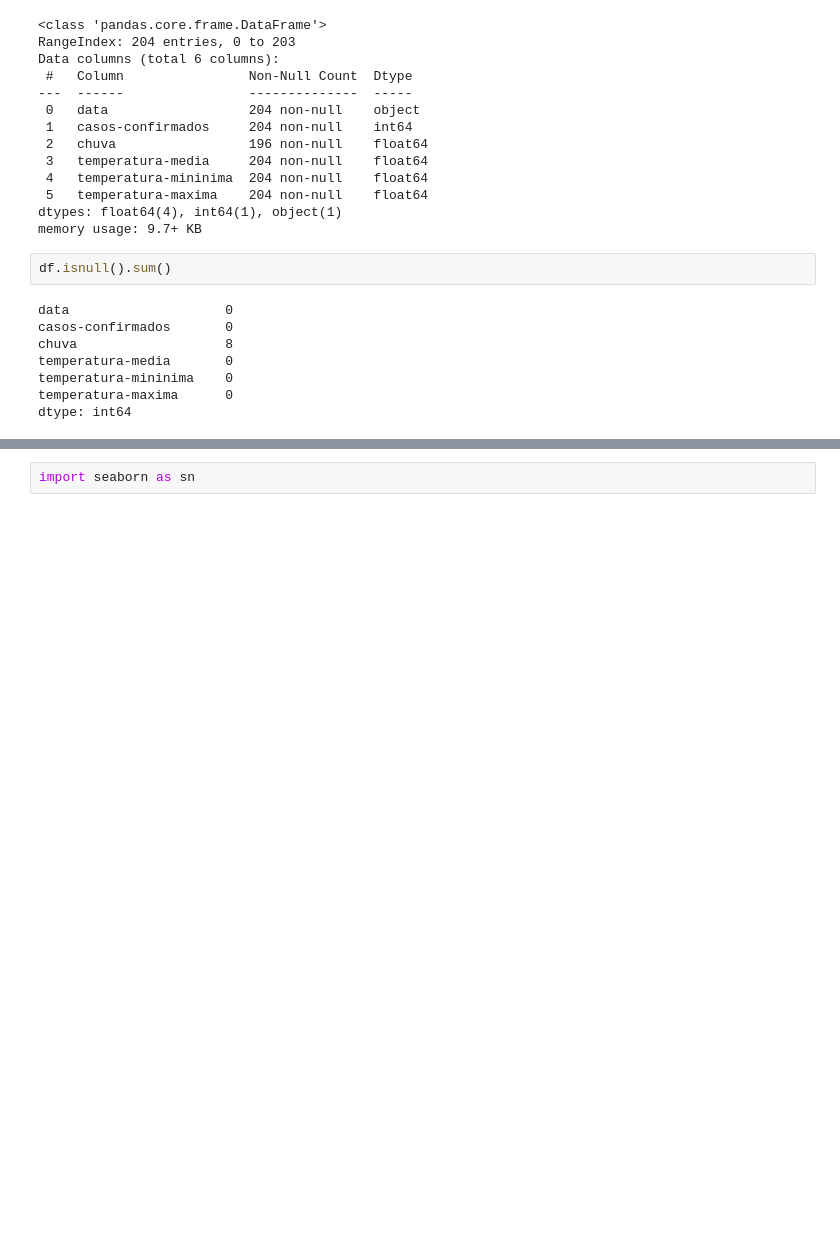
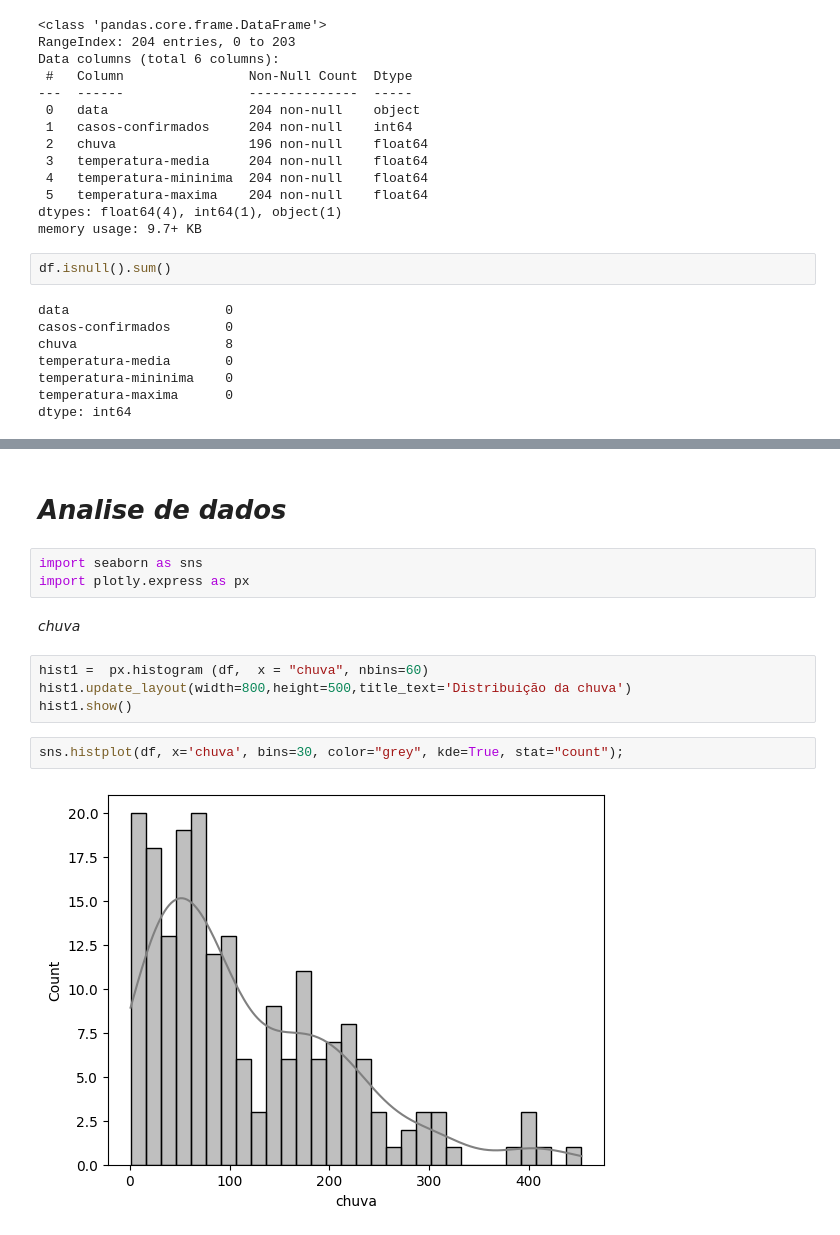
Before and after one commit to dev-gustavogs/ProjetoAida, a Jupyter notebook: main.ipynb, the cells around one changed output, grey strips where cells are left out. Cells and saved outputs as stored; diff of their text form; blank space fills up the shorter version.

Commit message:
analise dos dados e outliers

```diff
--- a/main.ipynb
+++ b/main.ipynb
@@ -54,2 +73,15 @@ dtype: int64
+# %% [markdown]
+# *Analise de dados*
 # %%
-import seaborn as sn
+import seaborn as sns
+import plotly.express as px
+# %% [markdown]
+*chuva*
+# %%
+hist1 =  px.histogram (df,  x = "chuva", nbins=60)
+hist1.update_layout(width=800,height=500,title_text='Distribuição da chuva')
+hist1.show()
+# %%
+sns.histplot(df, x='chuva', bins=30, color="grey", kde=True, stat="count");
+# %% [output]
+[figure, added]
```
Also changed, not shown: parts of 15 cells of this notebook.
